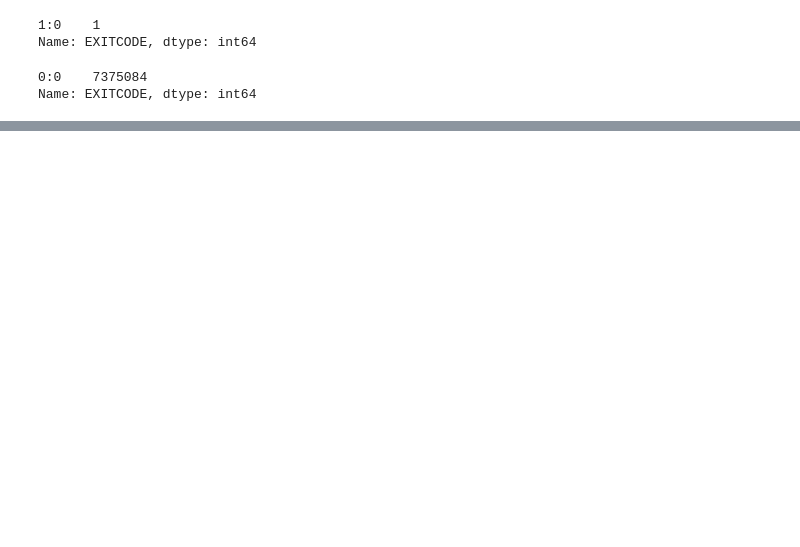
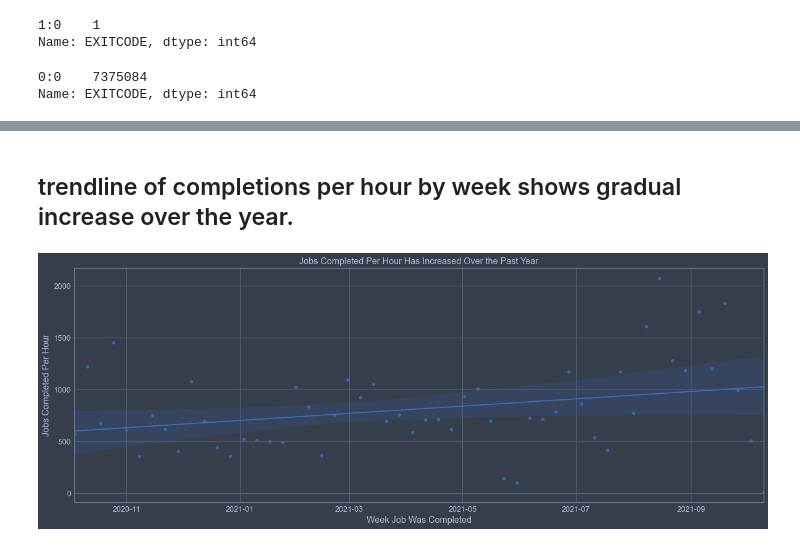
Before and after one commit to jrioross/accre-data-nerds, a Jupyter notebook: notebooks/jrr_01_fs_exploration.ipynb, the cells around one changed output, grey strips where cells are left out. Cells and saved outputs as stored; diff of their text form; code cells hidden in the pictures; blank space fills up the shorter version.

```diff
--- a/notebooks/jrr_01_fs_exploration.ipynb
+++ b/notebooks/jrr_01_fs_exploration.ipynb
@@ -89,0 +71,7 @@ fscomp = fs[fs['STATE'] == 'COMPLETED']
+# %%
+comp_per_hour = (fscomp.set_index('END')
+                       .sort_values('END', ascending = True)
+                       .rolling('1h')
+                        ['JOBID']
+                        .count()
+                )
@@ -89,0 +134,22 @@ fscomp = fs[fs['STATE'] == 'COMPLETED']
+# %% [markdown]
+## trendline of completions per hour by week shows gradual increase over the year.
+# %%
+# Plot completions per hour by week along with trendline, which shows gradual increase over the year
+fig, ax = plt.subplots(figsize=(20,7))
+
+ax.xaxis.update_units(comp_per_hour_by_week['WEEK OF'])
+
+sns.regplot(x = ax.xaxis.convert_units(comp_per_hour_by_week['WEEK OF']),
+            y = 'COMPLETIONS PER HOUR',
+            data = comp_per_hour_by_week,
+            ax = ax,
+            #hue = x_dates,
+            #dodge = False
+           )
+
+ax.set(xlabel = 'Week Job Was Completed',
+       ylabel = 'Jobs Completed Per Hour',
+       title = 'Jobs Completed Per Hour Has Increased Over the Past Year')
+plt.show()
+# %% [output]
+[figure, added]
```
Also changed, not shown: parts of 29 cells of this notebook.
